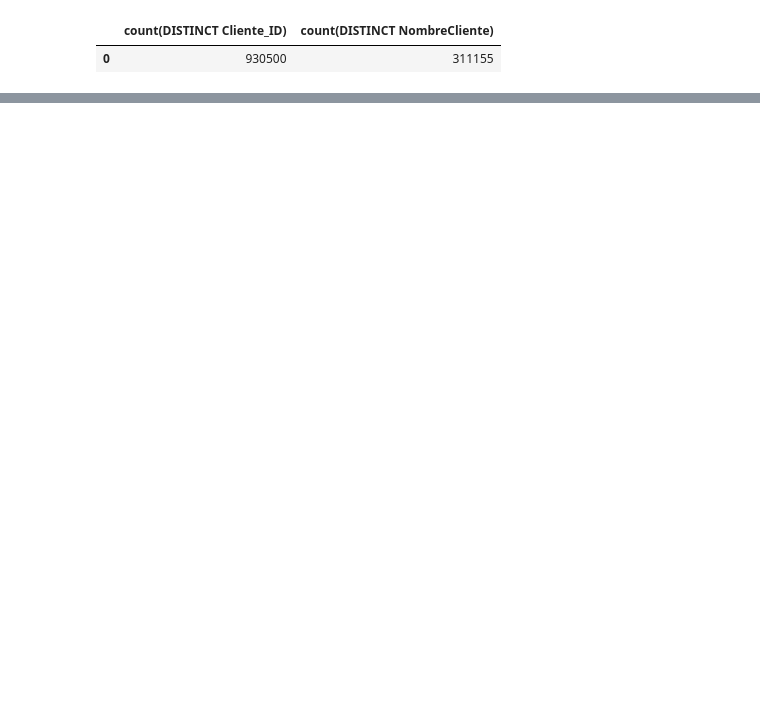
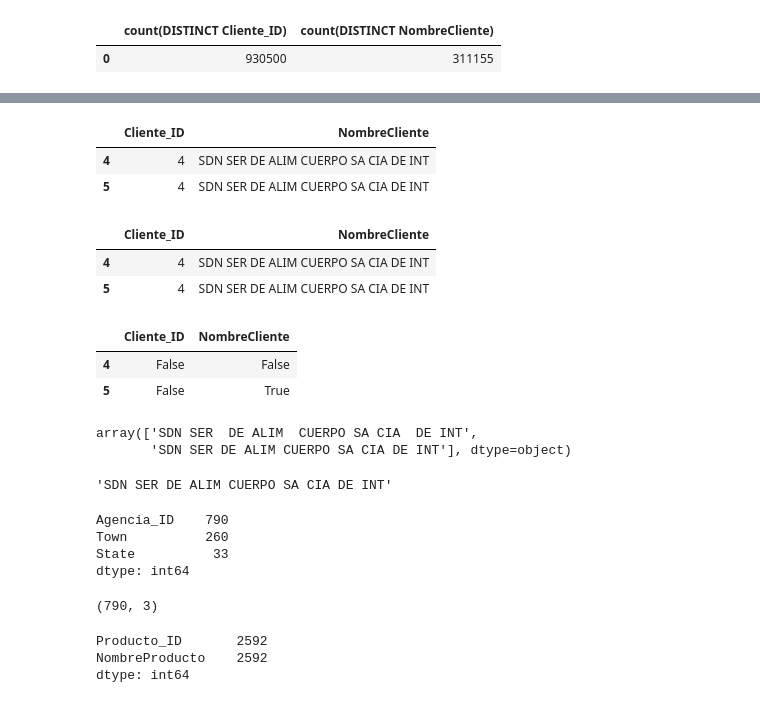
Before and after one commit to brunotagoncalves/bimbo-compassers, a Jupyter notebook: kaggle_api_1st_read.ipynb, the cells around one changed output, grey strips where cells are left out. Cells and saved outputs as stored; diff of their text form; code cells hidden in the pictures; blank space fills up the shorter version.

```diff
--- a/kaggle_api_1st_read.ipynb
+++ b/kaggle_api_1st_read.ipynb
@@ -300,0 +375,44 @@ FROM tabelao_sample
+# %%
+clientes.loc[clientes.loc[:,'Cliente_ID']==4,:]
+# %% [output]
+|  | Cliente_ID | NombreCliente |
+| 4 | 4 | SDN SER DE ALIM CUERPO SA CIA DE INT |
+| 5 | 4 | SDN SER DE ALIM CUERPO SA CIA DE INT |
+# %%
+clientes.loc[clientes.loc[:,'Cliente_ID']==4,:].drop_duplicates()
+# %% [output]
+|  | Cliente_ID | NombreCliente |
+| 4 | 4 | SDN SER DE ALIM CUERPO SA CIA DE INT |
+| 5 | 4 | SDN SER DE ALIM CUERPO SA CIA DE INT |
+# %%
+clientes.loc[clientes.loc[:,'Cliente_ID']==4,:]== clientes.loc[5,'NombreCliente']
+# %% [output]
+|  | Cliente_ID | NombreCliente |
+| 4 | False | False |
+| 5 | False | True |
+# %%
+clientes.loc[4:5,'NombreCliente'].str.strip().unique()
+# %% [output]
+array(['SDN SER  DE ALIM  CUERPO SA CIA  DE INT',
+       'SDN SER DE ALIM CUERPO SA CIA DE INT'], dtype=object)
+# %%
+clientes.loc[5,'NombreCliente']
+# %% [output]
+'SDN SER DE ALIM CUERPO SA CIA DE INT'
+# %%
+pd.read_csv('data/town_state.csv.zip').nunique()
+# %% [output]
+Agencia_ID    790
+Town          260
+State          33
+dtype: int64
+# %%
+pd.read_csv('data/town_state.csv.zip').shape
+# %% [output]
+(790, 3)
+# %%
+pd.read_csv('data/producto_tabla.csv.zip').nunique()
+# %% [output]
+Producto_ID       2592
+NombreProducto    2592
+dtype: int64
```
Also changed, not shown: parts of 22 cells of this notebook.
